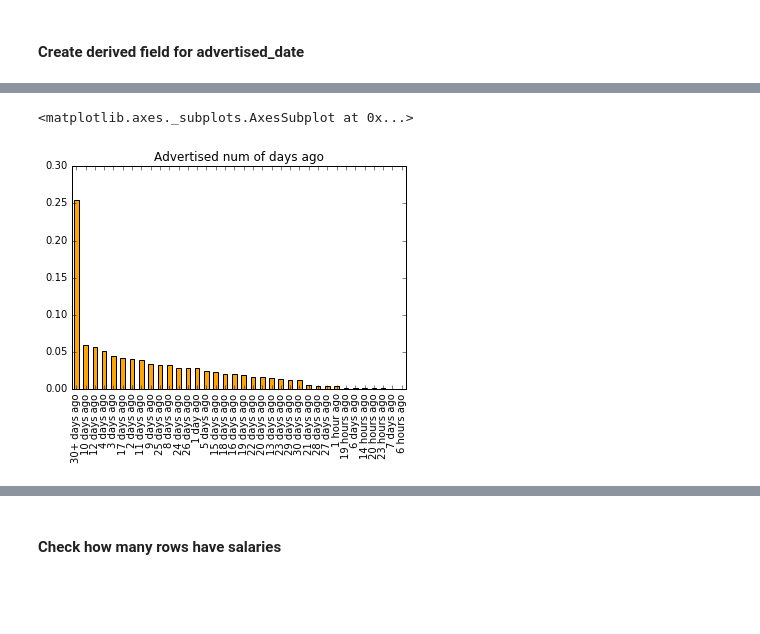
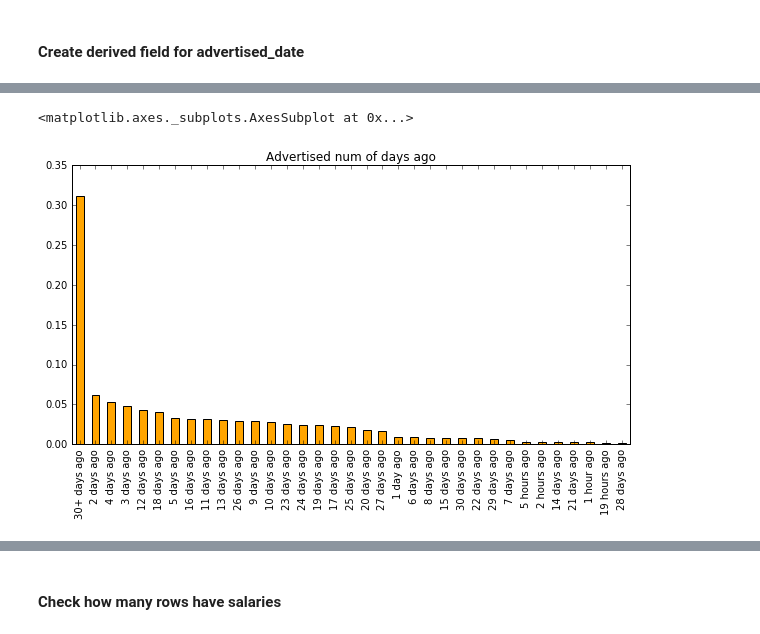
Before and after one commit to vivekbharadwaj/web_scraping, a Jupyter notebook: web_scraping_job_board.ipynb, the cells around one changed output, grey strips where cells are left out. Drawn from its saved outputs; the diff is of its cells as text; code cells hidden in the pictures; blank space fills up the shorter version.

```diff
--- a/web_scraping_job_board.ipynb
+++ b/web_scraping_job_board.ipynb
@@ -316,8 +25,0 @@ salary
-# %%
-joblink = []
-home_url = 'http://www.indeed.com'
-
-for elem in targetElements:
-        joblink.append("%s%s" % (home_url,elem.find('a').get('href')))
-
-joblink
@@ -337,20 +25,0 @@ joblink
-# %%
-df_columns=['query_date','jobtitle','companyname','location',
-             'advertised_number_of_days_ago','company_rating',
-             'company_rating_counts','salary','summary',
-             'joblink','job_query_string']
-
-df_joblist = pd.DataFrame({'query_date':pd.to_datetime('today'),
-                                'jobtitle':jobtitle,
-                                'companyname':companyname,
-                                'location':location,
-                                'advertised_number_of_days_ago':advertised_number_of_days_ago,
-                                'company_rating':company_rating,
-                                'company_rating_counts':company_rating_counts,
-                                'salary':salary,
-                                'summary':summary,
-                                'joblink':joblink,
-                                'job_query_string':job_query_string},
-                         columns = df_columns)
-
-df_joblist.head()
@@ -417,8 +79,8 @@ def get_data_job_board(job_query1,job_query2,job_query3):
         total_number_of_jobs = int(number_of_jobs[2])
         number_of_pages_to_scroll = np.ceil(total_number_of_jobs/10)
 
-        print total_number_of_jobs,' jobs found for search terms:',upper(job_query1), \
-                                                ',',upper(job_query2),',',upper(job_query3)
+        print total_number_of_jobs,' jobs found for search terms:',job_query1.upper(), \
+                                                    ',',job_query2.upper(),',',job_query3.upper()
 
         if total_number_of_jobs > 1000: #realised that job board has limitation to show only 1000 records
             print 'Limiting Search to first 1000 records...'
@@ -444,7 +106,7 @@ def get_data_job_board(job_query1,job_query2,job_query3):
             stepname = 'seven'
 
             #create query to read the page
-            sleep(1)
+            sleep(1)   #giving it a one second buffer because we don't want to overload server
             page_query = [base_url,job_query_string,'&as_not=&as_ttl=&as_cmp=',company_name_string,
                    '&jt=all&st=&salary=',salary_string,'&radius=50&l=',location_string,
                    '&fromage=',fromage_string,'&limit=10&sort=&start=',str(counter * 10)]
@@ -455,8 +117,6 @@ def get_data_job_board(job_query1,job_query2,job_query3):
             #read page contents
             html = urlopen(page_query).read()
             soup = BeautifulSoup(html, "lxml")
-
-            stepname = 'nine'
 
             #print page numbers for each page fetch
             current_page_number_of_jobs_page_area = soup.find(id="searchCount").string.encode('utf-8')
@@ -471,13 +131,9 @@ def get_data_job_board(job_query1,job_query2,job_query3):
             print 'Fetching details for jobs', int(current_page_number_of_jobs[0]), \
             'to',int(current_page_number_of_jobs[1])
 
-            stepname = 'ten'
-
             #extract page body / details into a BS4 element result set called targetElements
             targetElements = soup.findAll('div', attrs = {'class' : ' row result'})
             targetElements.extend(soup.findAll('div', attrs = {'class' : 'lastRow row result'}))
-
-            stepname = 'eleven'
 
             #start storing into variable lists
             for elem in targetElements:
@@ -528,6 +184,7 @@ def get_data_job_board(job_query1,job_query2,job_query3):
                     salary.append(elem.find('nobr').getText().strip().encode('utf-8'))
 
                 #job link
+                home_url = 'http://www.indeed.com'
                 joblink.append("%s%s" % (home_url,elem.find('a').get('href')))
 
         #after all pages are extracted, store them into a dataframe
@@ -556,5 +213,5 @@ def get_data_job_board(job_query1,job_query2,job_query3):
         return
 # %%
 #df_joblist = get_data_job_board('data scientist','customer analytics','data analysis')
-df_joblist = get_data_job_board('test analyst','automation','business analyst')
+df_joblist = get_data_job_board('customer analytics','data scientist','data analysis')
 # %% [output]
@@ -605,11 +262,12 @@ array(['1 day ago', '1 hour ago', '10 days ago', '11 days ago',
 # %%
+plt.rc('figure', figsize=(10, 5))
 df_joblist.advertised_number_of_days_ago.value_counts(normalize=True).plot(kind='bar',
                                   title="Advertised num of days ago",
                                   color='orange',
                                   align='center')
 # %% [output]
 <matplotlib.axes._subplots.AxesSubplot at 0x...>
-[figure, old version]
+[figure, new version]
 # %%
 def compute_advertised_date(row):
     #extract number and identifier (days or hours)
```
Also changed, not shown: parts of 57 cells of this notebook.
